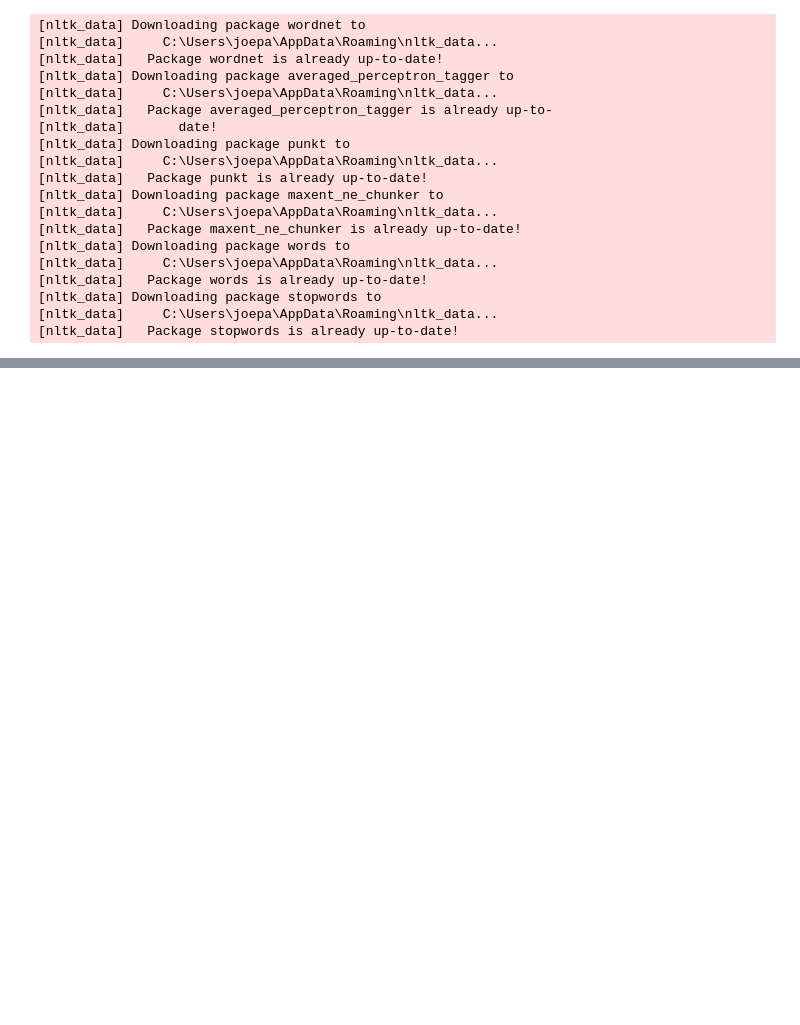
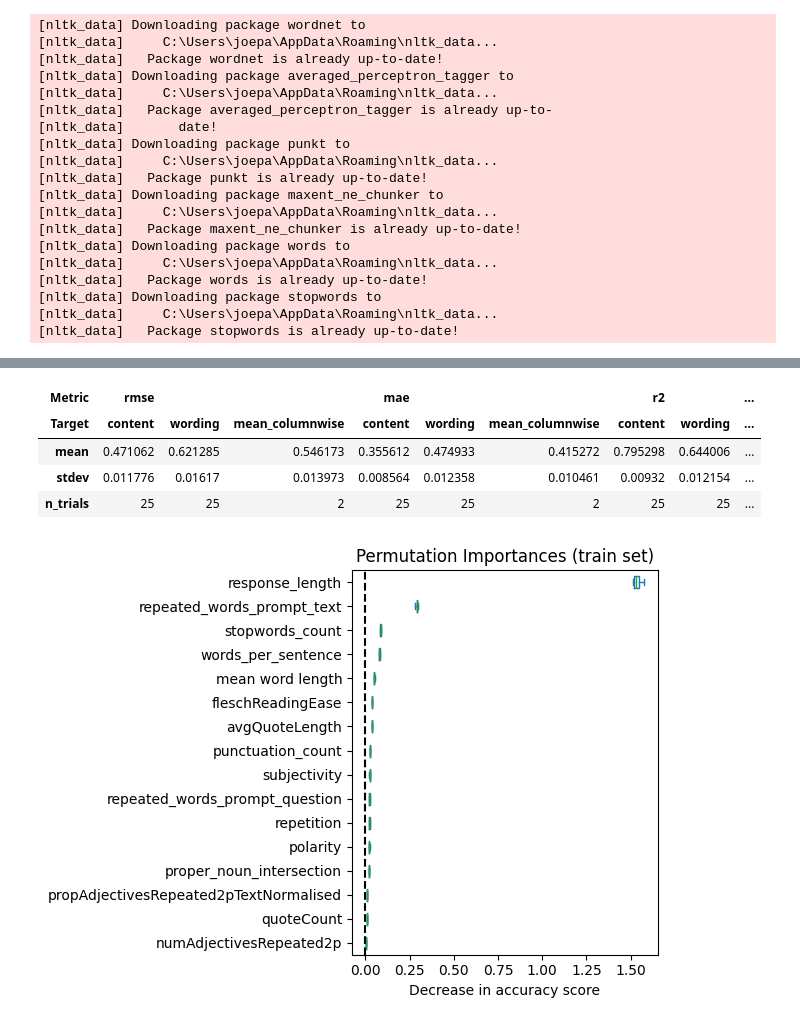
Before and after one commit to samwatsonn/summary-eval, a Jupyter notebook: notebooks/07-Joe_model.ipynb, the cells around one changed output, grey strips where cells are left out. Cells and saved outputs as stored; diff of their text form; code cells hidden in the pictures; blank space fills up the shorter version.

```diff
--- a/notebooks/07-Joe_model.ipynb
+++ b/notebooks/07-Joe_model.ipynb
@@ -354,0 +417,24 @@ n_trials               1
+# %%
+X_train_ss = X_train.drop(columns=["num_words", "num_sentences"])
+
+model = MultiOutputRegressor(HistGradientBoostingRegressor(random_state=0))
+
+results_df = cross_validate(model, X_train_ss, y_train, n_folds=5, n_runs=5)
+display(results_df)
+
+model.fit(X_train_ss, y_train)
+result = permutation_importance(
+    model, X_train_ss, y_train, n_repeats=10, random_state=42, n_jobs=1
+)
+
+sorted_importances_idx = result.importances_mean.argsort()
+importances = pd.DataFrame(
+    result.importances[sorted_importances_idx].T,
+    columns=X_train_ss.columns[sorted_importances_idx],
+)
+ax = importances.plot.box(vert=False, whis=10)
+ax.set_title("Permutation Importances (train set)")
+ax.axvline(x=0, color="k", linestyle="--")
+ax.set_xlabel("Decrease in accuracy score")
+ax.figure.tight_layout()
+# %% [output]
@@ -354,0 +442,6 @@ n_trials               1
+| Metric | rmse |  |  | mae |  |  | r2 |  | ... |
+| Target | content | wording | mean_columnwise | content | wording | mean_columnwise | content | wording | ... |
+| mean | 0.471062 | 0.621285 | 0.546173 | 0.355612 | 0.474933 | 0.415272 | 0.795298 | 0.644006 | ... |
+| stdev | 0.011776 | 0.01617 | 0.013973 | 0.008564 | 0.012358 | 0.010461 | 0.00932 | 0.012154 | ... |
+| n_trials | 25 | 25 | 2 | 25 | 25 | 2 | 25 | 25 | ... |
+[figure, added]
```
Also changed, not shown: parts of 12 cells of this notebook, 1 other file.
